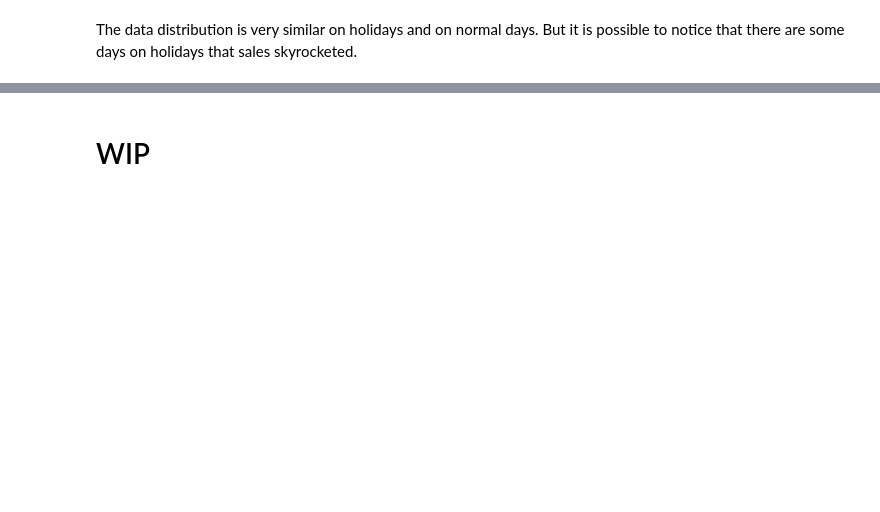
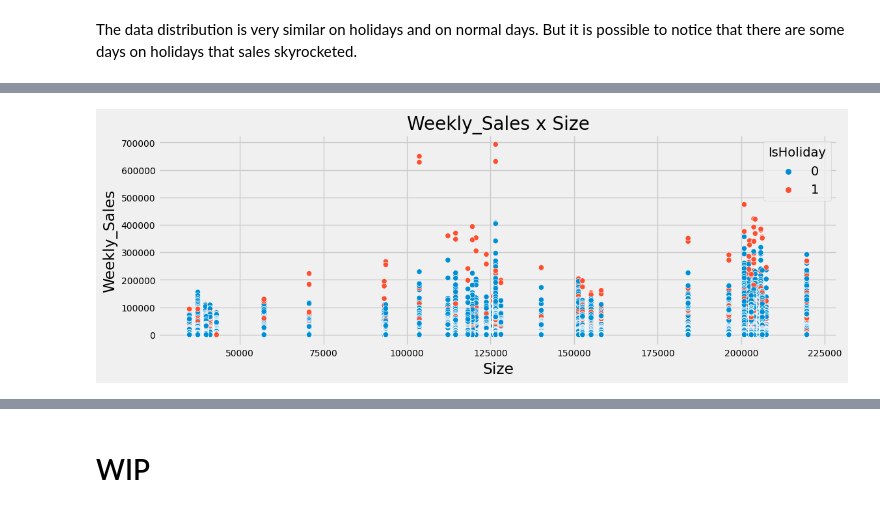
Before and after one commit to YuriCatramby/ds-reg-sales-forecast, a Jupyter notebook: ds-reg-sales-forecasting.ipynb, the cells around one changed output, grey strips where cells are left out. Cells and saved outputs as stored; diff of their text form; code cells hidden in the pictures; blank space fills up the shorter version.

```diff
--- a/ds-reg-sales-forecasting.ipynb
+++ b/ds-reg-sales-forecasting.ipynb
@@ -307,0 +319,7 @@ ax.set(title = 'Boxplot Weekly_Sales', xlabel = 'Weekly_Sales')
+# %%
+ax = sns.scatterplot(x = "Size", y = 'Weekly_Sales', hue = "IsHoliday", data = df_train_desc)
+ax.figure.set_size_inches(12, 4)
+ax.set(title = 'Weekly_Sales x Size')
+plt.show()
+# %% [output]
+[figure, added]
```
Also changed, not shown: parts of 10 cells of this notebook.
